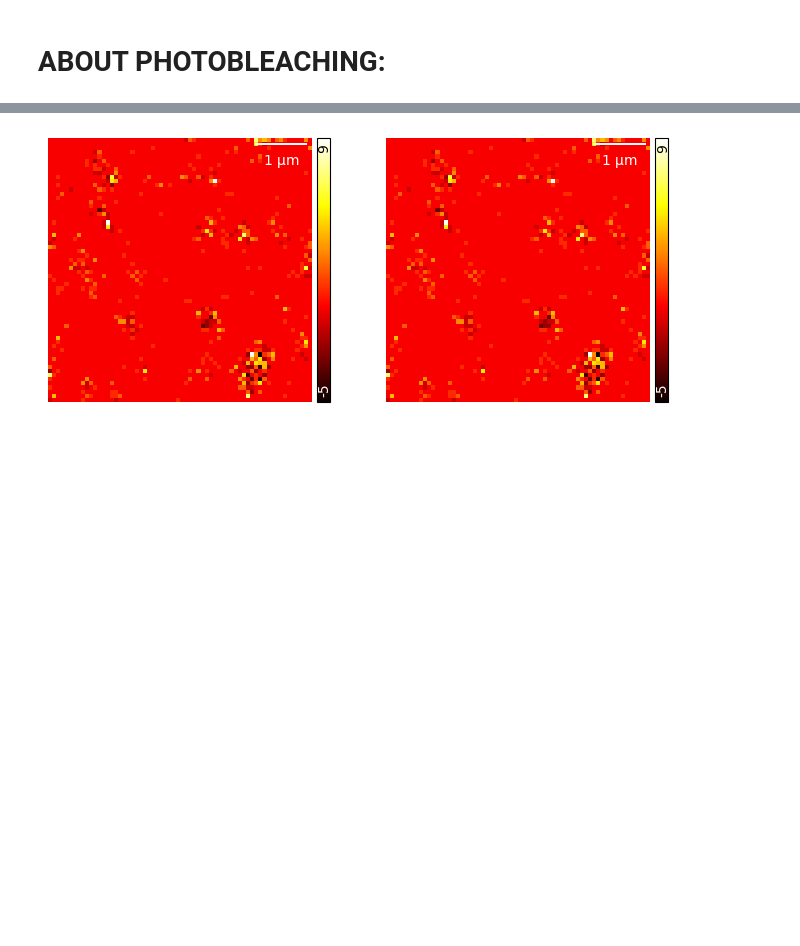
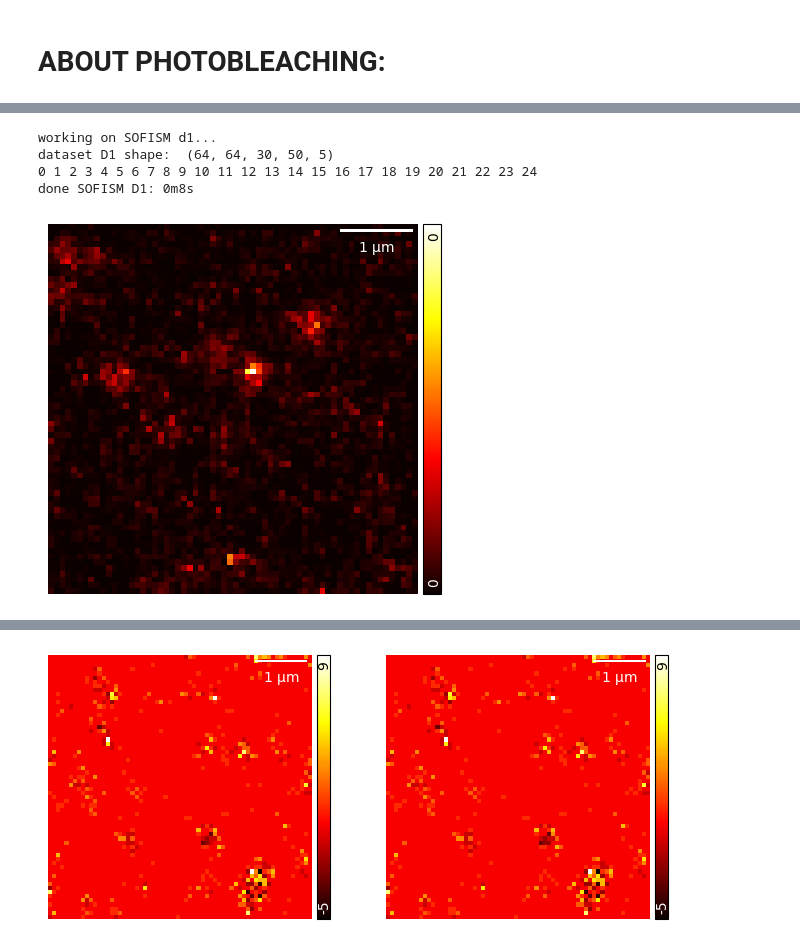
Before and after one commit to CarminatiGiovanni/tesi, a Jupyter notebook: analisi.ipynb, the cells around one changed output, grey strips where cells are left out. Saved outputs shown, nothing was run; the diff lists cells and outputs as text; code cells hidden in the pictures; blank space fills up the shorter version.

```diff
--- a/analisi.ipynb
+++ b/analisi.ipynb
@@ -184,3 +196,78 @@ c:\Users\jocar\Desktop\tesi\images\output\TEST\sofism
+# %%
+# SOFISIM D1 MEDIA
+
+def batched_fft_correlate(sig1, sig2):
+        """
+        sig1, sig2: shape (ny, nx, nt)
+        Returns correlation with shape (ny, nx, nt)
+        mode='same' behavior
+        """
+        ny, nx, nrep, nt = sig1.shape
+        # FFT length for 'same' mode
+        nfft = nt
+        f1 = np.fft.fft(sig1.reshape(-1, nt), n=nfft, axis=1)
+        f2 = np.fft.fft(sig2.reshape(-1, nt), n=nfft, axis=1)
+        corr = np.fft.ifft(f1 * np.conj(f2), axis=1).real
+        # Shift so that center aligns like mode='same'
+        corr = np.fft.fftshift(corr, axes=1)
+        return corr.reshape(ny, nx, nrep, nt)
+
+print('working on SOFISM d1... ')
+start = time()
+d1=np.asarray([data[0,:,:,:,:,i] for i in index1], dtype='float') # (z,rep,y,x,t,ch) -> (ch,rep,y,x,t)
+d1=np.transpose(d1,(2,3,1,4,0)) # (ch,rep,y,x,t) -> (y,x,rep,t,ch)
+
+ny,nx,nrep,nt,nch = d1.shape
+
+# d1 = d1.reshape(d1.shape[0],d1.shape[1],d1.shape[2]*d1.shape[3],d1.shape[4]) # (y,x,t,rep,ch) ->  (y,x,t*rep,ch)
+
+imgN = nch**2 # int(nch * (nch + 1) / 2)
+print('dataset D1 shape: ',d1.shape)
+
+SOFISM_CORRELATION_0_d1 = np.zeros((ny, nx, nrep, imgN), dtype=np.int16)
+
+    # Precompute mean-subtracted signals for all channels
+d1_centered = d1 - d1.mean(axis=3, keepdims=True)
+
+chindex=-1
+
+import scipy as sc
+
+for ch1 in range(nch):
+    sig1 = d1_centered[:, :, :, :, ch1]  # shape (ny, nx, nrep, nt)
+    for ch2 in range(0, nch):
+        chindex += 1
+        print(chindex, end=' ')
+        sig2 = d1_centered[:, :, :, :, ch2] # shape (ny, nx, nrep, nt)
+        # corr = batched_fft_correlate(sig1, sig2)
+        SOFISM_CORRELATION_0_d1[:, :, :, chindex] = batched_fft_correlate(sig1, sig2)[:,:,:,0]  # take only the first time point
+
+SOFISM_CORRELATION_0_d1 = SOFISM_CORRELATION_0_d1.mean(axis=2)
+
+usf = 10  # upsampling factor = subpixel precision
+ref_d1 = 12 #  5+4
+
+shift_vec_D1, SOFISM_D1_CH = apr.APR( SOFISM_CORRELATION_0_d1, usf, ref_d1, filter_sigma=1, pxsize = pxsizex*1000) #pxsize in nm
+SOFISM_D1 = SOFISM_D1_CH.mean(axis=2)
+
+end = time()
+TIME_SOFISM_D1 = end - start
+
+print('\ndone SOFISM D1: ' + str(int(TIME_SOFISM_D1/60)) + 'm' + str(int(TIME_SOFISM_D1%60)) + 's')
+# fig_1 = gra.ShowDataset(SOFISM_CORRELATION_0_d1,normalize = True, colorbar=True) # SHOW 49 images
+
+del SOFISM_D1_CH, shift_vec_D1 # SOFISM_CORRELATION_0_d1
+
+# tiff.imwrite(savenameTEST + '\\SOFISM_D1_25.tiff', SOFISM_D1/np.max(SOFISM_D1))
+
+gra.ShowImg(SOFISM_D1,pxsize_x=pxsizex)
+plt.show()
+# %% [output]
+working on SOFISM d1...
+dataset D1 shape:  (64, 64, 30, 50, 5)
+0 1 2 3 4 5 6 7 8 9 10 11 12 13 14 15 16 17 18 19 20 21 22 23 24
+done SOFISM D1: 0m8s
+[figure, added]
 # %%
 # SOFISIM D1
 
```
Also changed, not shown: parts of 6 cells of this notebook, 5 other files.
